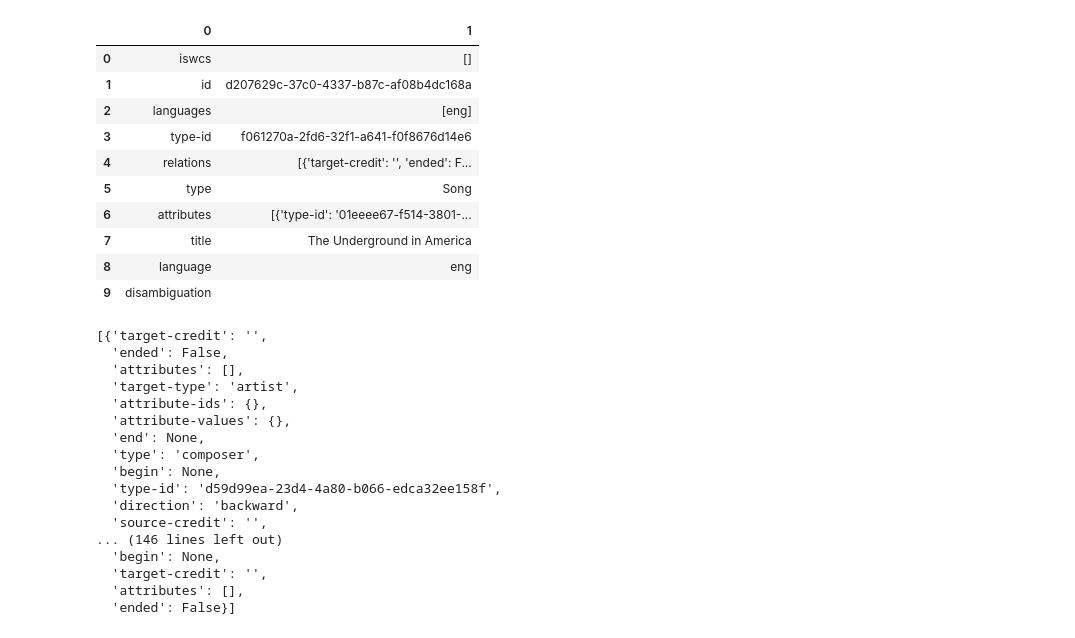
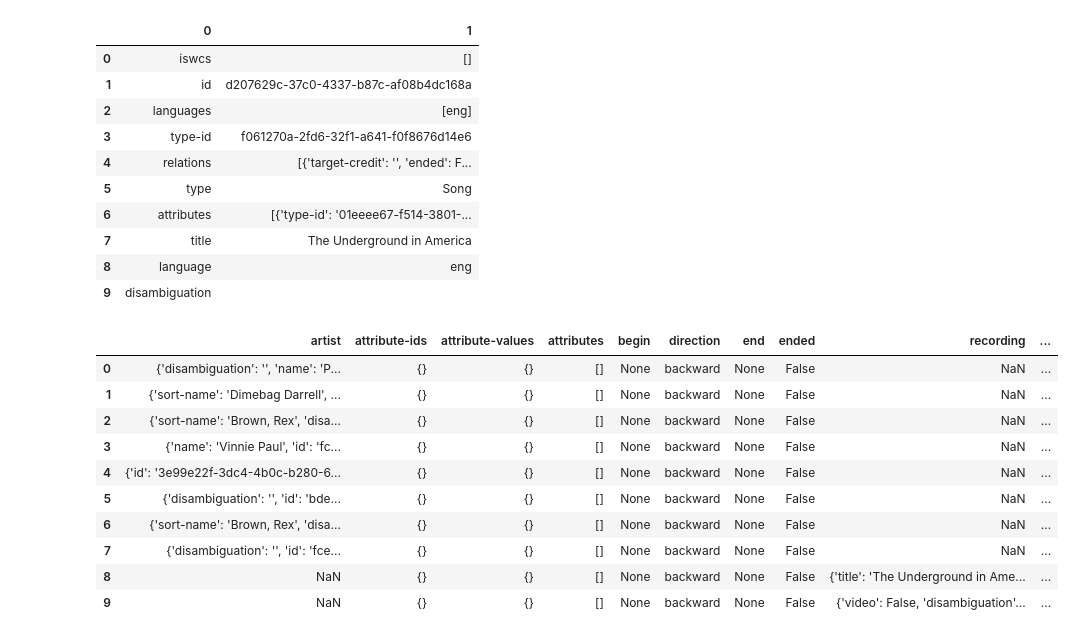
Before and after one commit to wt3c/musicbrainz, a Jupyter notebook: musicbrainz/lab/read_work.ipynb, the cells around one changed output. Cells and saved outputs as stored; diff of their text form; code cells hidden in the pictures.

```diff
--- a/musicbrainz/lab/read_work.ipynb
+++ b/musicbrainz/lab/read_work.ipynb
@@ -14,4 +15,8 @@ with open(file, 'r') as f:
 #     print(data)
     fs = json.loads(data)
 #     print(fs)
+
+    for i,j in fs.items():
+        print(i, '==>',j)
+
     ds = pd.DataFrame(fs.items())
@@ -31,22 +47,17 @@ ds
 | 9 | disambiguation |  |
 # %%
 # index 0 é o cabeçalho e 1 é corpo
-ds[1][4]
+df = pd.DataFrame(ds[1][4])
+df
 # %% [output]
-[{'target-credit': '',
-  'ended': False,
-  'attributes': [],
-  'target-type': 'artist',
-  'attribute-ids': {},
-  'attribute-values': {},
-  'end': None,
-  'type': 'composer',
-  'begin': None,
-  'type-id': 'd59d99ea-23d4-4a80-b066-edca32ee158f',
-  'direction': 'backward',
-  'source-credit': '',
-... (146 lines left out)
-  'begin': None,
-  'target-credit': '',
-  'attributes': [],
-  'ended': False}]
+|  | artist | attribute-ids | attribute-values | attributes | begin | direction | end | ended | recording | ... |
+| 0 | {'disambiguation': '', 'name': 'P... | {} | {} | [] | None | backward | None | False | NaN | ... |
+| 1 | {'sort-name': 'Dimebag Darrell', ... | {} | {} | [] | None | backward | None | False | NaN | ... |
+| 2 | {'sort-name': 'Brown, Rex', 'disa... | {} | {} | [] | None | backward | None | False | NaN | ... |
+| 3 | {'name': 'Vinnie Paul', 'id': 'fc... | {} | {} | [] | None | backward | None | False | NaN | ... |
+| 4 | {'id': '3e99e22f-3dc4-4b0c-b280-6... | {} | {} | [] | None | backward | None | False | NaN | ... |
+| 5 | {'disambiguation': '', 'id': 'bde... | {} | {} | [] | None | backward | None | False | NaN | ... |
+| 6 | {'sort-name': 'Brown, Rex', 'disa... | {} | {} | [] | None | backward | None | False | NaN | ... |
+| 7 | {'disambiguation': '', 'id': 'fce... | {} | {} | [] | None | backward | None | False | NaN | ... |
+| 8 | NaN | {} | {} | [] | None | backward | None | False | {'title': 'The Underground in Ame... | ... |
+| 9 | NaN | {} | {} | [] | None | backward | None | False | {'video': False, 'disambiguation'... | ... |
```
Also changed, not shown: parts of 19 cells of this notebook, 7 other files.
